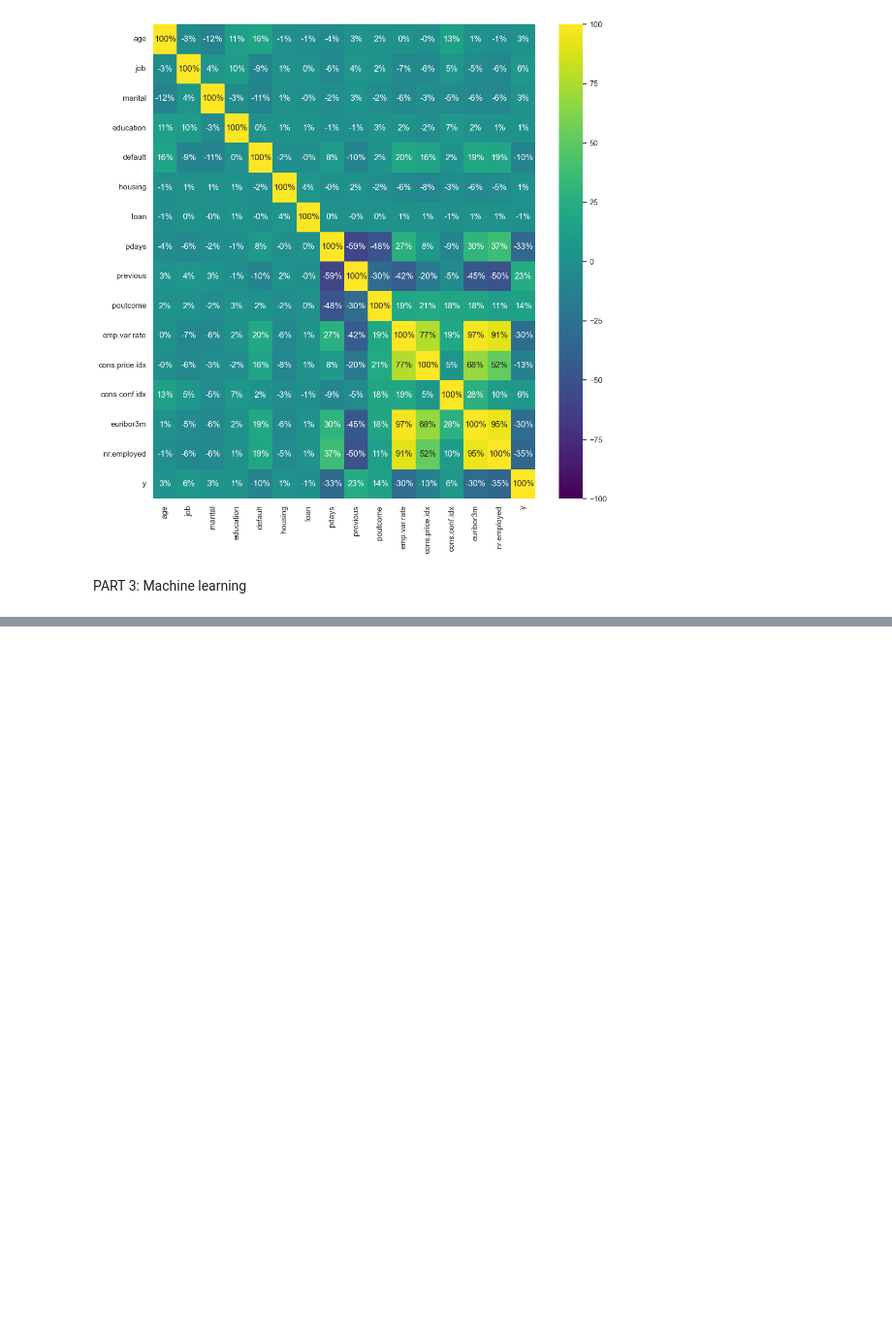
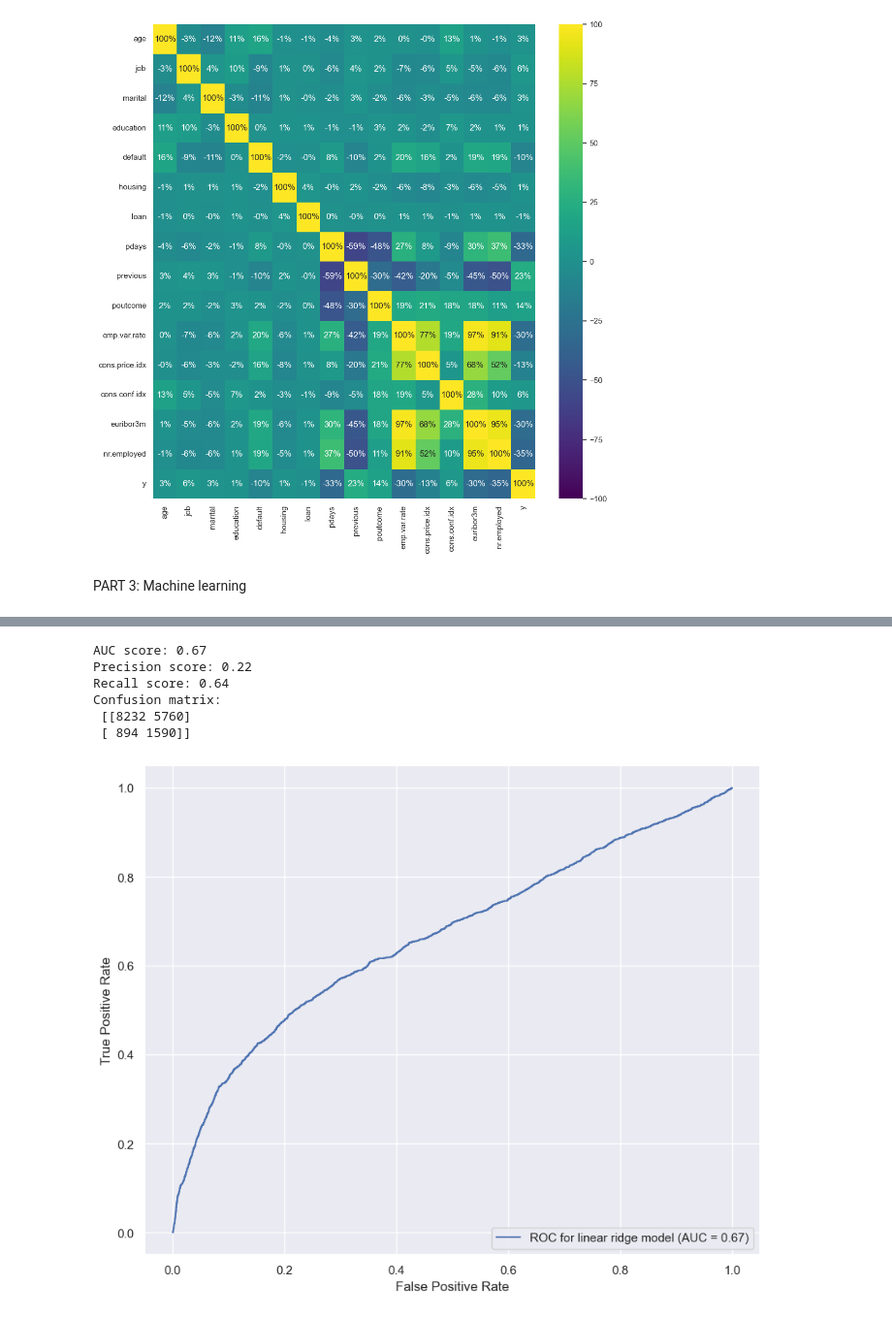
Before and after one commit to JankowRepo/ParticipationPrediction, a Jupyter notebook: MainNotebook.ipynb, the cells around one changed output, grey strips where cells are left out. Shown: that part at 97% size. Cells and saved outputs as stored; diff of their text form; code cells hidden in the pictures; blank space fills up the shorter version.

```diff
--- a/MainNotebook.ipynb
+++ b/MainNotebook.ipynb
@@ -245,0 +273,23 @@ print(confusion_matrix(y_test, predictions))
+# %%
+LR_model = linear_model.Ridge(alpha=0.2)
+LR_model.fit(X_bal, y_bal)
+LR_continuous_predictions=LR_model.predict(X_test)
+LR_predictions=LR_continuous_predictions>0.5
+print("AUC score:",round(roc_auc_score(y_test, LR_continuous_predictions),2))
+print("Precision score:",round(precision_score(y_test, LR_predictions),2))
+print("Recall score:",round(recall_score(y_test, LR_predictions),2))
+print("Confusion matrix:\n",confusion_matrix(y_test, LR_predictions))
+
+fpr, tpr, _ = roc_curve(y_test, LR_continuous_predictions)
+roc_auc = auc(fpr, tpr)
+display = RocCurveDisplay(fpr=fpr, tpr=tpr, roc_auc=roc_auc, estimator_name='ROC for linear ridge model')
+display.plot()
+plt.show()
+# %% [output]
+AUC score: 0.67
+Precision score: 0.22
+Recall score: 0.64
+Confusion matrix:
+ [[8232 5760]
+ [ 894 1590]]
+[figure, added]
```
Also changed, not shown: parts of 11 cells of this notebook.
